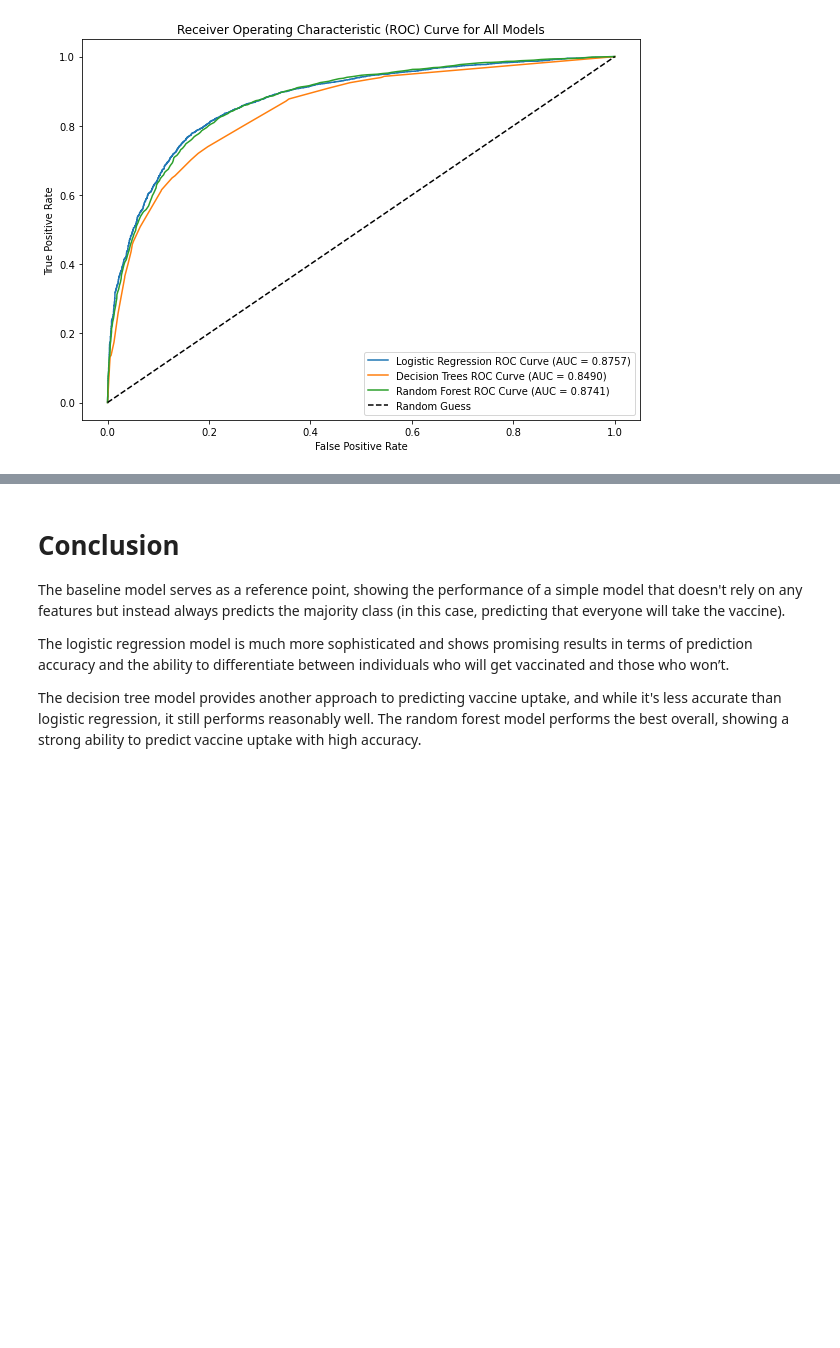
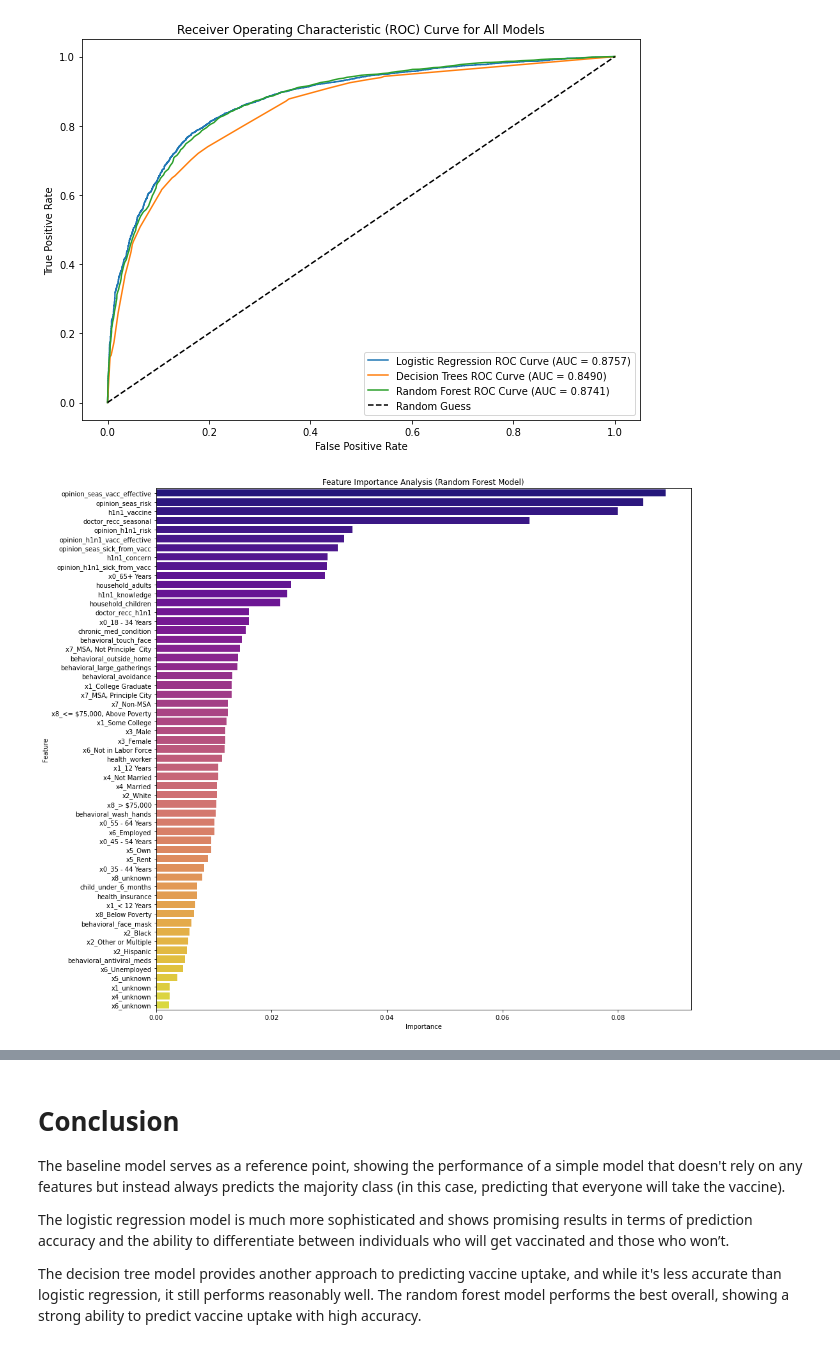
Before and after one commit to lorna-creator/Modelling-Project, a Jupyter notebook: notebook.ipynb, the cells around one changed output, grey strips where cells are left out. Cells and saved outputs as stored; diff of their text form; code cells hidden in the pictures; blank space fills up the shorter version.

```diff
--- a/notebook.ipynb
+++ b/notebook.ipynb
@@ -896,3 +900,23 @@ plt.legend(loc="lower right")
 plt.show()
 # %% [output]
 [figure]
+# %%
+# Get feature importances from the Random Forest model (Model 3)
+importance_scores = best_model3.feature_importances_
+
+# DataFrame with feature names and importance scores
+feature_importance_df = pd.DataFrame({"Feature": X_train.columns, "Importance": importance_scores})
+
+# Sort the features by importance in descending order
+feature_importance_df = feature_importance_df.sort_values(by="Importance", ascending=False)
+
+# Plotting feature importance
+plt.figure(figsize=(15, 15))
+sns.barplot(x="Importance", y="Feature", data=feature_importance_df, palette="plasma")
+plt.xlabel("Importance")
+plt.ylabel("Feature")
+plt.title("Feature Importance Analysis (Random Forest Model)")
+
+plt.show()
+# %% [output]
+[figure, added]
```
Also changed, not shown: parts of 3 cells of this notebook, 3 other files.
